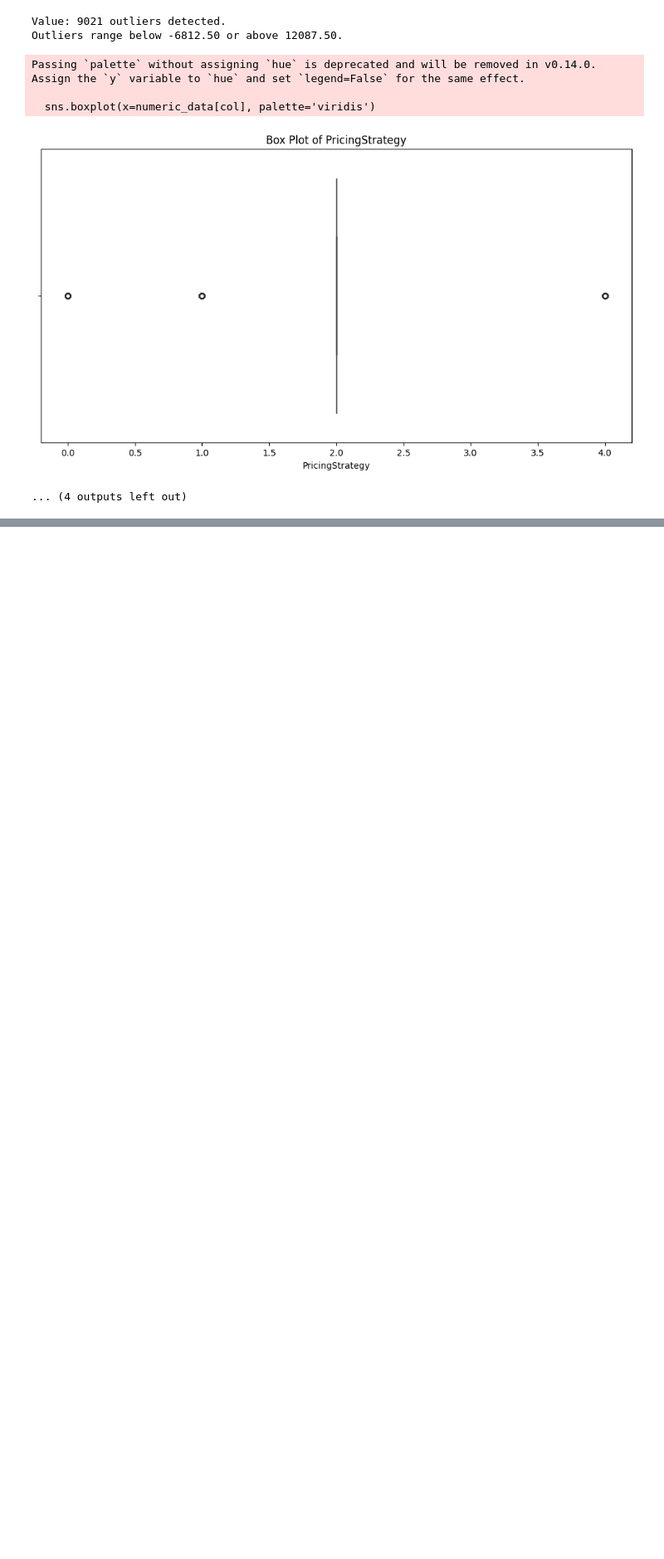
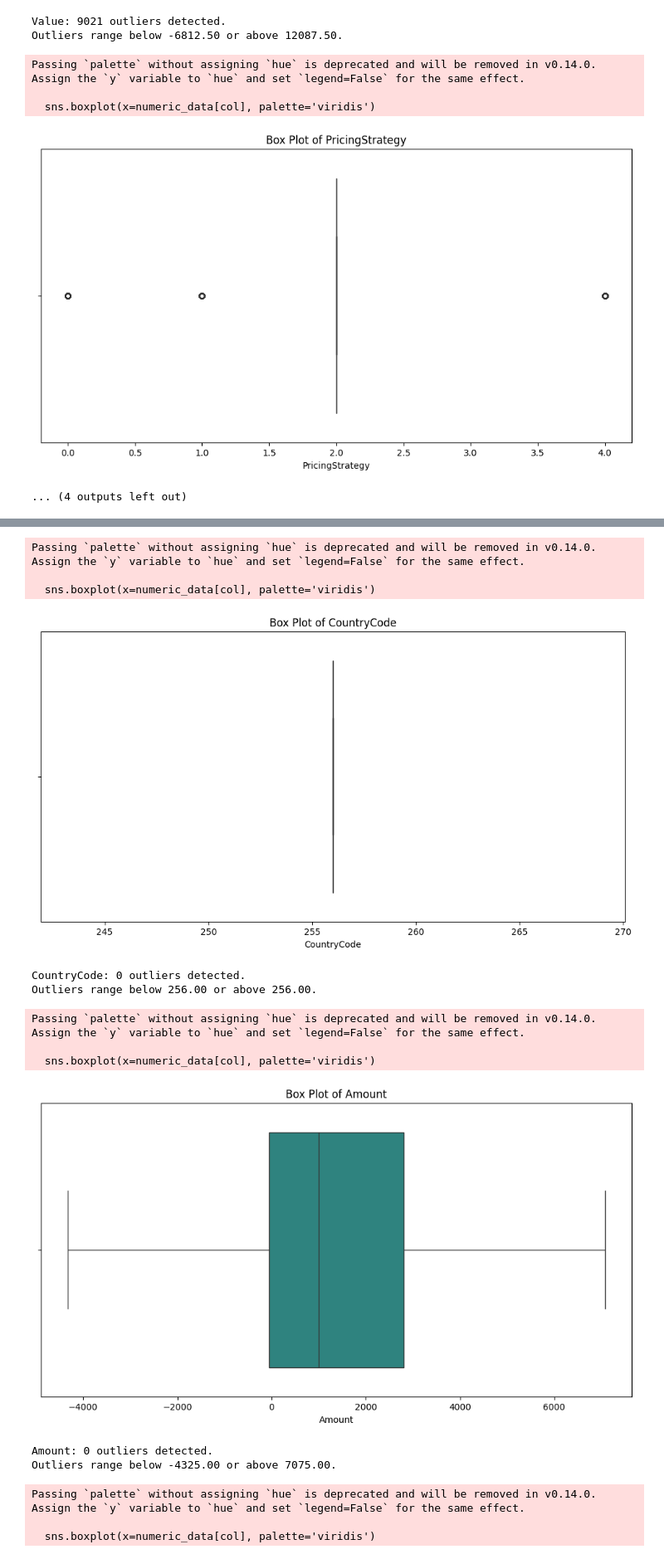
Before and after one commit to NaimaT15/credit-scoring-model-development, a Jupyter notebook: notebooks/EDA.ipynb, the cells around one changed output, grey strips where cells are left out. Shown at 83% size. Saved outputs shown, nothing was run; the diff lists cells and outputs as text; code cells hidden in the pictures; blank space fills up the shorter version.

Commit message:
filling outliers

```diff
--- a/notebooks/EDA.ipynb
+++ b/notebooks/EDA.ipynb
@@ -147,0 +186,6 @@ Passing `palette` without assigning `hue` is deprecated and will be removed in v
+# %%
+from EDA import detect_outliers
+# Detect and visualize outliers in the dataset
+print("Detecting Outliers in Numerical Features:")
+detect_outliers(data)
+# %% [output]
@@ -147,0 +193,15 @@ Passing `palette` without assigning `hue` is deprecated and will be removed in v
+Passing `palette` without assigning `hue` is deprecated and will be removed in v0.14.0. Assign the `y` variable to `hue` and set `legend=False` for the same effect.
+
+  sns.boxplot(x=numeric_data[col], palette='viridis')
+[figure, added]
+CountryCode: 0 outliers detected.
+Outliers range below 256.00 or above 256.00.
+Passing `palette` without assigning `hue` is deprecated and will be removed in v0.14.0. Assign the `y` variable to `hue` and set `legend=False` for the same effect.
+
+  sns.boxplot(x=numeric_data[col], palette='viridis')
+[figure, added]
+Amount: 0 outliers detected.
+Outliers range below -4325.00 or above 7075.00.
+Passing `palette` without assigning `hue` is deprecated and will be removed in v0.14.0. Assign the `y` variable to `hue` and set `legend=False` for the same effect.
+
+  sns.boxplot(x=numeric_data[col], palette='viridis')
```
Also changed, not shown: parts of 9 cells of this notebook, 1 other file.
